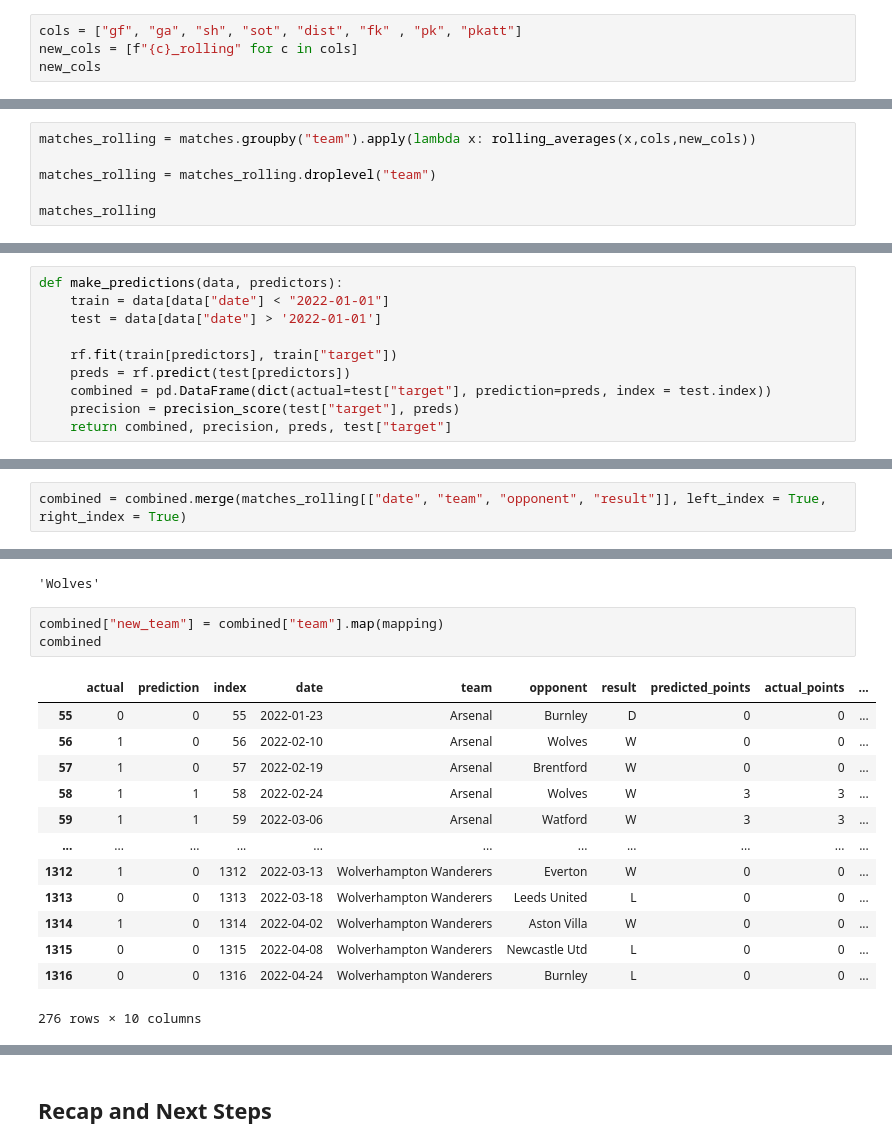
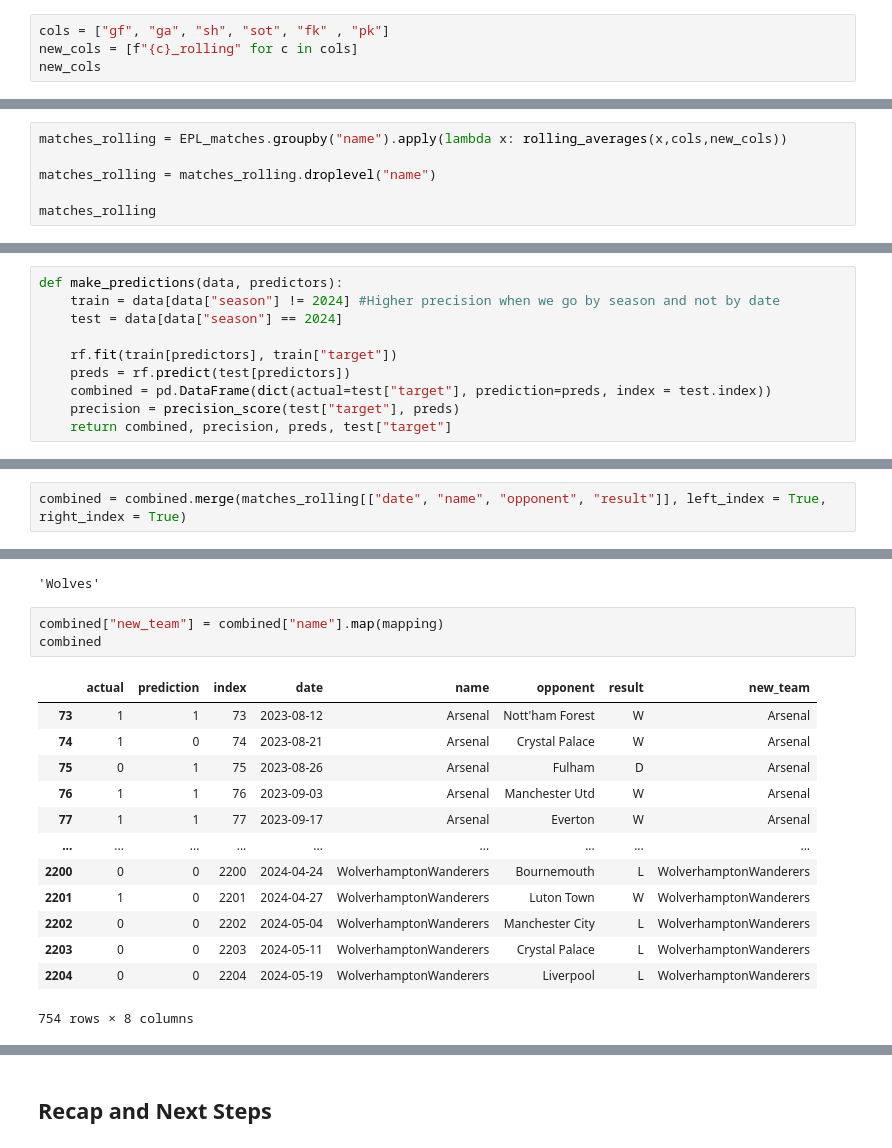
Before and after one commit to JerzyJaneczek/Personal-Portfolio, a Jupyter notebook: Project4/Predictions.ipynb, the cells around one changed output, grey strips where cells are left out. Cells and saved outputs as stored; diff of their text form.

Commit message:
Implemented extra 2022-2024 seasons into model

```diff
--- a/Project4/Predictions.ipynb
+++ b/Project4/Predictions.ipynb
@@ -204,7 +228,7 @@ def rolling_averages(group, cols, new_cols) :
     group = group.dropna(subset=new_cols) #Drop na only for new cols, this removes only the first 3 matches
     return group
 # %%
-cols = ["gf", "ga", "sh", "sot", "dist", "fk" , "pk", "pkatt"]
+cols = ["gf", "ga", "sh", "sot", "fk" , "pk"]
 new_cols = [f"{c}_rolling" for c in cols]
 new_cols
 # %% [output]
@@ -219,7 +241,7 @@ new_cols
 # %%
-matches_rolling = matches.groupby("team").apply(lambda x: rolling_averages(x,cols,new_cols))
+matches_rolling = EPL_matches.groupby("name").apply(lambda x: rolling_averages(x,cols,new_cols))
 
-matches_rolling = matches_rolling.droplevel("team")
+matches_rolling = matches_rolling.droplevel("name")
 
 matches_rolling
 # %% [output]
@@ -257,8 +279,8 @@ matches_rolling
 ### Retraining Our Model
 # %%
 def make_predictions(data, predictors):
-    train = data[data["date"] < "2022-01-01"]
-    test = data[data["date"] > '2022-01-01']
+    train = data[data["season"] != 2024] #Higher precision when we go by season and not by date
+    test = data[data["season"] == 2024]
 
     rf.fit(train[predictors], train["target"])
     preds = rf.predict(test[predictors])
@@ -315,5 +337,5 @@ Notice that shooting distance and opp_code has big influence
 # %%
-combined = combined.merge(matches_rolling[["date", "team", "opponent", "result"]], left_index = True, right_index = True)
+combined = combined.merge(matches_rolling[["date", "name", "opponent", "result"]], left_index = True, right_index = True)
 # %%
 combined
 # %% [output]
@@ -379,22 +401,22 @@ mapping["Wolverhamption Wanderes"]
 # %% [output]
 'Wolves'
 # %%
-combined["new_team"] = combined["team"].map(mapping)
+combined["new_team"] = combined["name"].map(mapping)
 combined
 # %% [output]
-|  | actual | prediction | index | date | team | opponent | result | predicted_points | actual_points | ... |
-| 55 | 0 | 0 | 55 | 2022-01-23 | Arsenal | Burnley | D | 0 | 0 | ... |
-| 56 | 1 | 0 | 56 | 2022-02-10 | Arsenal | Wolves | W | 0 | 0 | ... |
-| 57 | 1 | 0 | 57 | 2022-02-19 | Arsenal | Brentford | W | 0 | 0 | ... |
-| 58 | 1 | 1 | 58 | 2022-02-24 | Arsenal | Wolves | W | 3 | 3 | ... |
-| 59 | 1 | 1 | 59 | 2022-03-06 | Arsenal | Watford | W | 3 | 3 | ... |
-| ... | ... | ... | ... | ... | ... | ... | ... | ... | ... | ... |
-| 1312 | 1 | 0 | 1312 | 2022-03-13 | Wolverhampton Wanderers | Everton | W | 0 | 0 | ... |
-| 1313 | 0 | 0 | 1313 | 2022-03-18 | Wolverhampton Wanderers | Leeds United | L | 0 | 0 | ... |
-| 1314 | 1 | 0 | 1314 | 2022-04-02 | Wolverhampton Wanderers | Aston Villa | W | 0 | 0 | ... |
-| 1315 | 0 | 0 | 1315 | 2022-04-08 | Wolverhampton Wanderers | Newcastle Utd | L | 0 | 0 | ... |
-| 1316 | 0 | 0 | 1316 | 2022-04-24 | Wolverhampton Wanderers | Burnley | L | 0 | 0 | ... |
+|  | actual | prediction | index | date | name | opponent | result | new_team |
+| 73 | 1 | 1 | 73 | 2023-08-12 | Arsenal | Nott'ham Forest | W | Arsenal |
+| 74 | 1 | 0 | 74 | 2023-08-21 | Arsenal | Crystal Palace | W | Arsenal |
+| 75 | 0 | 1 | 75 | 2023-08-26 | Arsenal | Fulham | D | Arsenal |
+| 76 | 1 | 1 | 76 | 2023-09-03 | Arsenal | Manchester Utd | W | Arsenal |
+| 77 | 1 | 1 | 77 | 2023-09-17 | Arsenal | Everton | W | Arsenal |
+| ... | ... | ... | ... | ... | ... | ... | ... | ... |
+| 2200 | 0 | 0 | 2200 | 2024-04-24 | WolverhamptonWanderers | Bournemouth | L | WolverhamptonWanderers |
+| 2201 | 1 | 0 | 2201 | 2024-04-27 | WolverhamptonWanderers | Luton Town | W | WolverhamptonWanderers |
+| 2202 | 0 | 0 | 2202 | 2024-05-04 | WolverhamptonWanderers | Manchester City | L | WolverhamptonWanderers |
+| 2203 | 0 | 0 | 2203 | 2024-05-11 | WolverhamptonWanderers | Crystal Palace | L | WolverhamptonWanderers |
+| 2204 | 0 | 0 | 2204 | 2024-05-19 | WolverhamptonWanderers | Liverpool | L | WolverhamptonWanderers |
-276 rows × 10 columns
+754 rows × 8 columns
 # %%
 merged = combined.merge(combined, left_on=["date", "new_team"], right_on=["date", "opponent"]) #Merge the two predictions to see if the same thing got predicted
 merged
```
Also changed, not shown: parts of 27 cells of this notebook.
